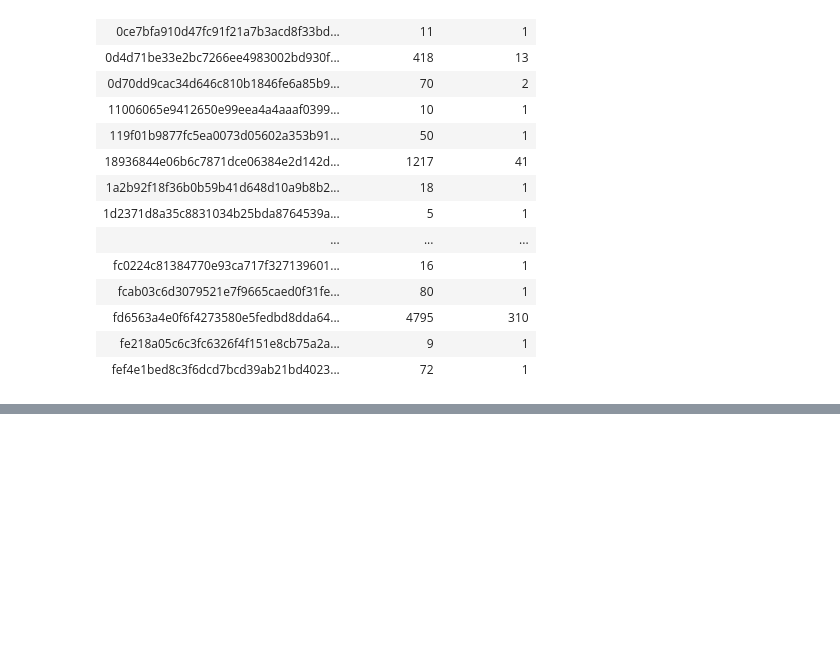
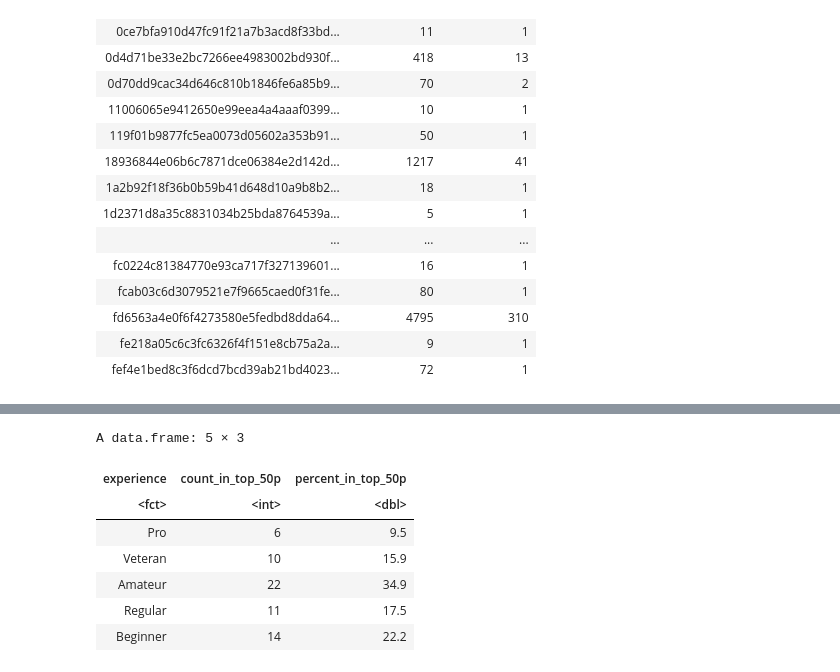
Before and after one commit to mxriesong/dsci100project, a Jupyter notebook: Untitled.ipynb, the cells around one changed output, grey strips where cells are left out. Cells and saved outputs as stored; diff of their text form; code cells hidden in the pictures; blank space fills up the shorter version.

```diff
--- a/Untitled.ipynb
+++ b/Untitled.ipynb
@@ -165,0 +191,21 @@ A data.frame: 125 × 9
+# %%
+top_50p <- merged_data |>
+  arrange(desc(total_minutes)) |>
+  slice_head(n = 63)
+
+top_50p_ <- top_50p |>
+  count(experience, name = "count_in_top_50p")
+
+top_50p_count <- top_50p_count %>%
+  mutate(percent_in_top_50p = round(100 * count_in_top_50p / sum(count_in_top_50p), 1))
+
+top_50p_count
+# %% [output]
+A data.frame: 5 × 3
+| experience | count_in_top_50p | percent_in_top_50p |
+| <fct> | <int> | <dbl> |
+| Pro | 6 | 9.5 |
+| Veteran | 10 | 15.9 |
+| Amateur | 22 | 34.9 |
+| Regular | 11 | 17.5 |
+| Beginner | 14 | 22.2 |
```
Also changed, not shown: parts of 2 cells of this notebook.
